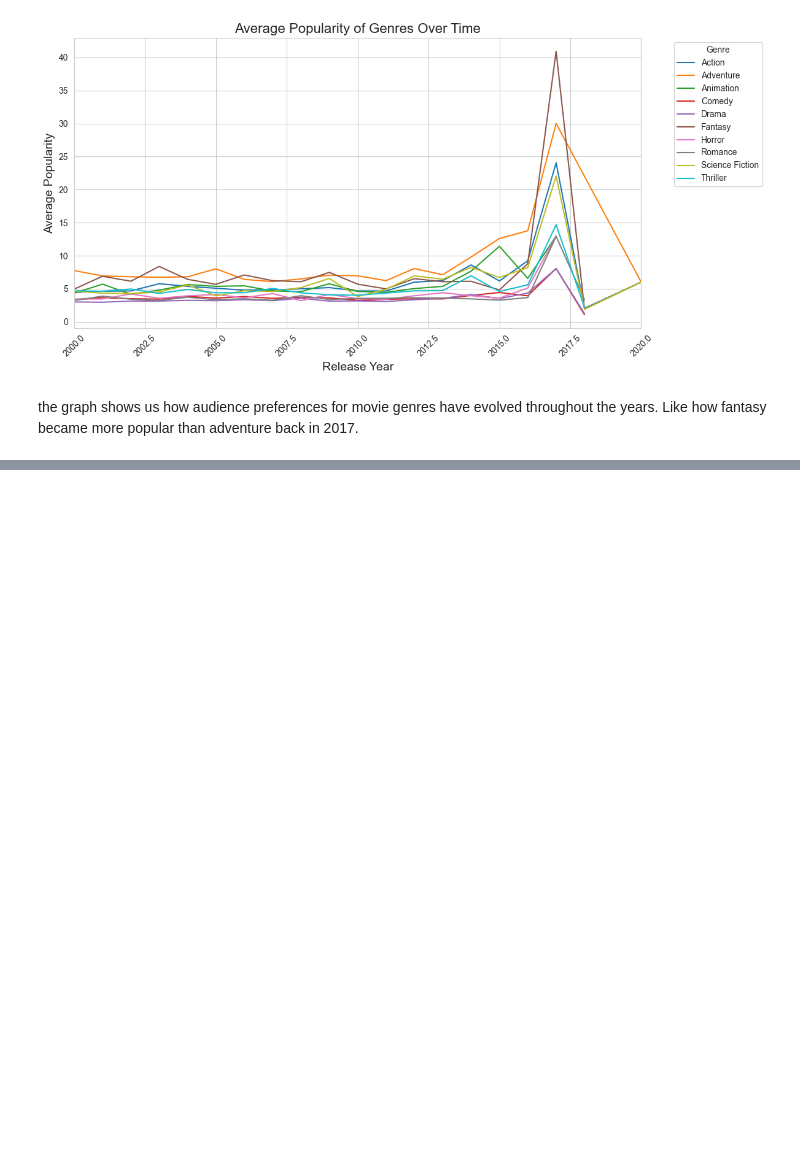
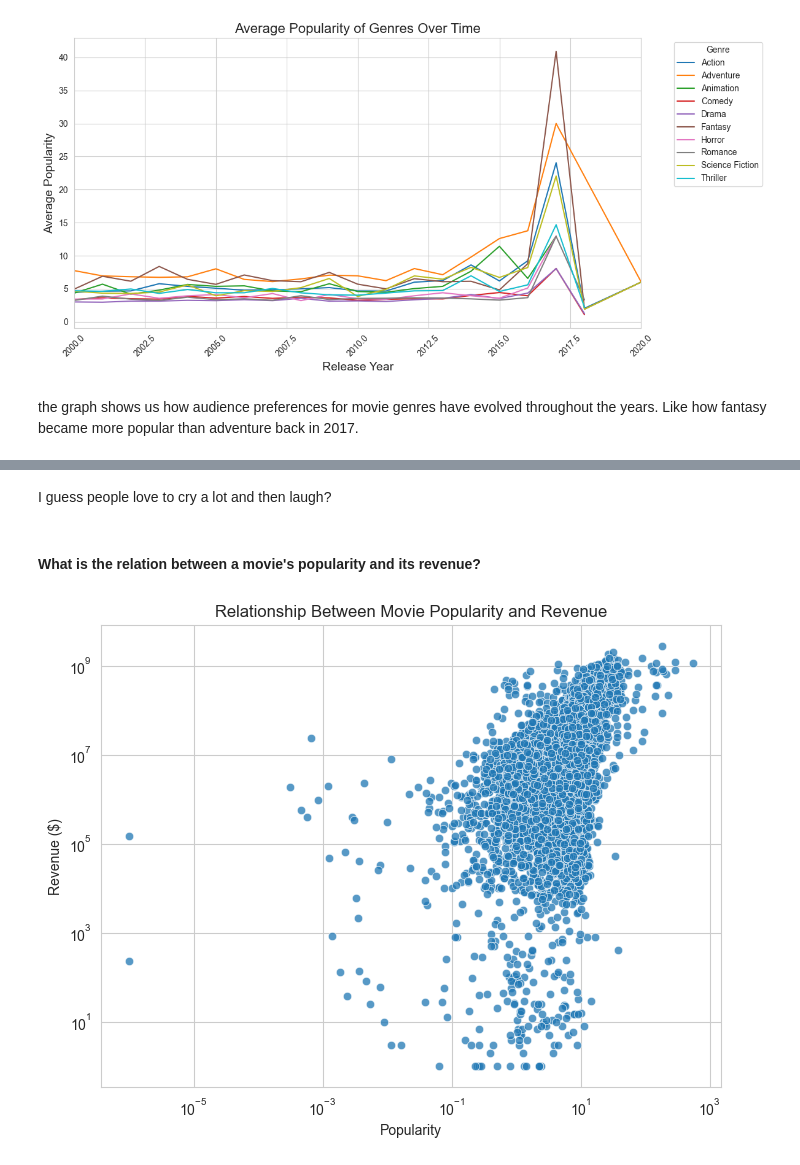
Before and after one commit to Mamdouh66/Sameer, a Jupyter notebook: notebooks/ExploratryDataAnalysis.ipynb, the cells around one changed output, grey strips where cells are left out. Drawn from its saved outputs; the diff is of its cells as text; code cells hidden in the pictures; blank space fills up the shorter version.

```diff
--- a/notebooks/ExploratryDataAnalysis.ipynb
+++ b/notebooks/ExploratryDataAnalysis.ipynb
@@ -328,0 +348,17 @@ the graph shows us how audience preferences for movie genres have evolved throug
+# %% [markdown]
+I guess people love to cry a lot and then laugh?
+# %% [markdown]
+#### What is the relation between a movie's popularity and its revenue?
+# %%
+filtered_data = df[(df["revenue"] > 0) & (df["popularity"] > 0)]
+
+plt.figure(figsize=(8, 6))
+sns.scatterplot(data=filtered_data, x="popularity", y="revenue", alpha=0.75)
+plt.title("Relationship Between Movie Popularity and Revenue")
+plt.xlabel("Popularity")
+plt.ylabel("Revenue ($)")
+plt.xscale("log")
+plt.yscale("log")
+plt.show()
+# %% [output]
+[figure, added]
```
Also changed, not shown: parts of 15 cells of this notebook.
